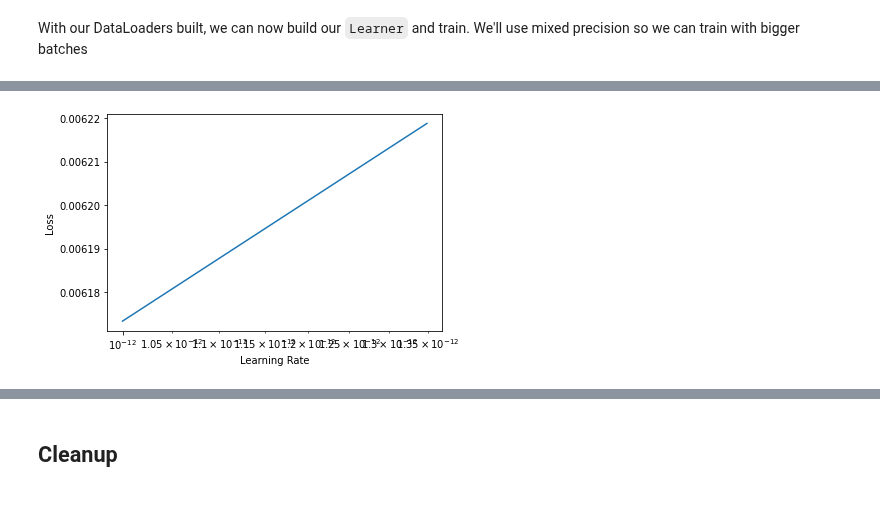
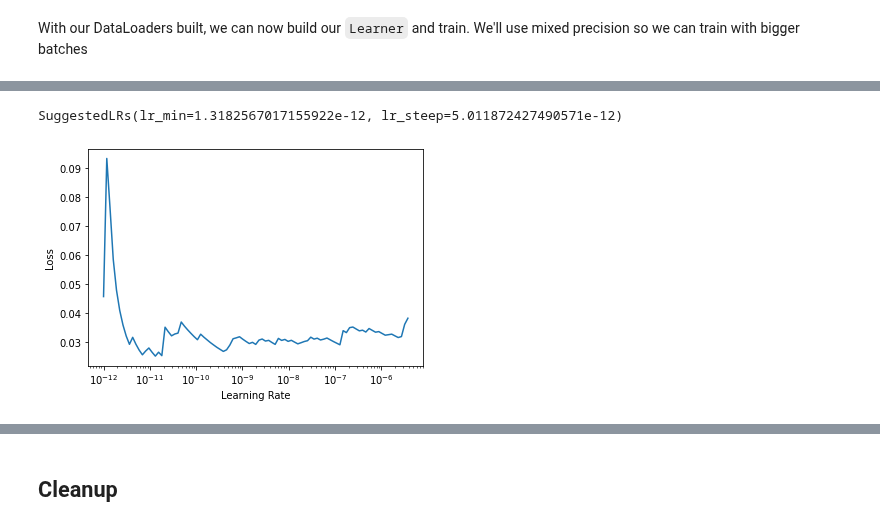
Before and after one commit to ohmeow/blurr, a Jupyter notebook: nbs/99a_examples-multilabel.ipynb, the cells around one changed output, grey strips where cells are left out. Cells and saved outputs as stored; diff of their text form; code cells hidden in the pictures.

```diff
--- a/nbs/99a_examples-multilabel.ipynb
+++ b/nbs/99a_examples-multilabel.ipynb
@@ -203,9 +205,10 @@ learn.fit_one_cycle(1, lr_max=1e-2)
 # %%
 learn.unfreeze()
-learn.lr_find(suggestions=True, start_lr=1e-12)
+learn.lr_find(suggestions=True, start_lr=1e-12, end_lr=1e-5)
 # %% [output]
 [interactive output not drawn]
+SuggestedLRs(lr_min=1.3182567017155922e-12, lr_steep=5.011872427490571e-12)
-[figure, old version]
+[figure, new version]
 # %%
 learn.fit_one_cycle(2, lr_max=slice(1e-10, 4e-9))
 # %% [output]
```
Also changed, not shown: parts of 11 cells of this notebook, 35 other files.
